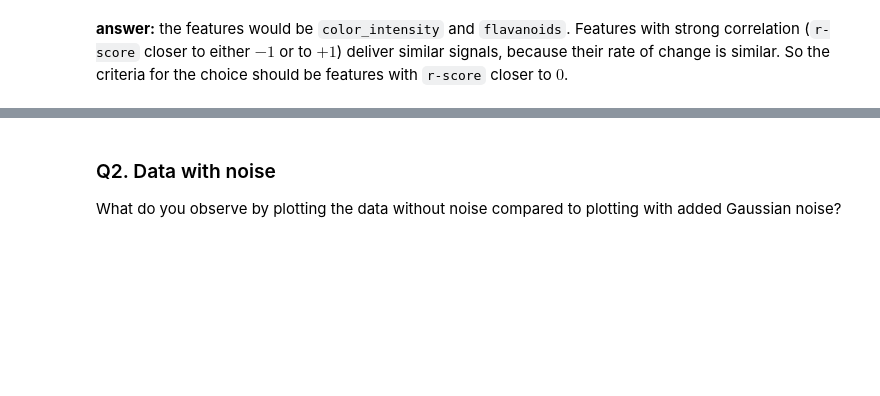
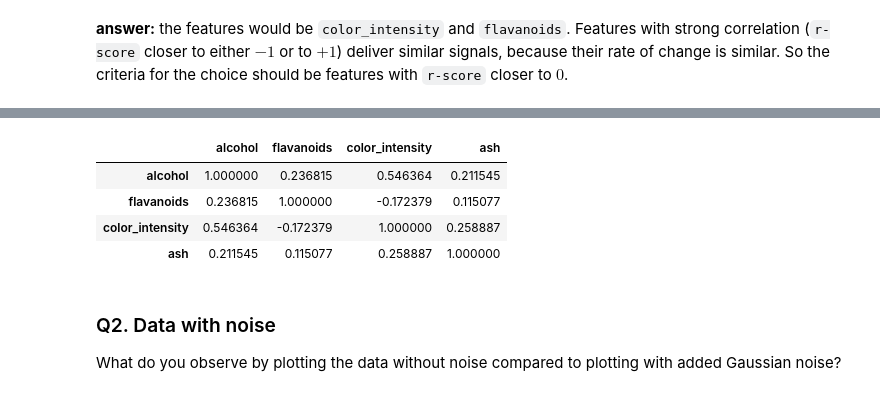
Before and after one commit to hudsonmendes/uolondon-cm3015-mlnn, a Jupyter notebook: report.ipynb, the cells around one changed output, grey strips where cells are left out. Cells and saved outputs as stored; diff of their text form; code cells hidden in the pictures; blank space fills up the shorter version.

```diff
--- a/report.ipynb
+++ b/report.ipynb
@@ -155,3 +118,11 @@ myplotGridWithRegAndCorr(X, feature_names=selected_features)
+# %%
+pd.DataFrame(X, columns=selected_features).corr()
+# %% [output]
+|  | alcohol | flavanoids | color_intensity | ash |
+| alcohol | 1.000000 | 0.236815 | 0.546364 | 0.211545 |
+| flavanoids | 0.236815 | 1.000000 | -0.172379 | 0.115077 |
+| color_intensity | 0.546364 | -0.172379 | 1.000000 | 0.258887 |
+| ash | 0.211545 | 0.115077 | 0.258887 | 1.000000 |
 # %% [markdown]
 ### Q2. Data with noise
 
```
Also changed, not shown: parts of 20 cells of this notebook, 1 other file.
